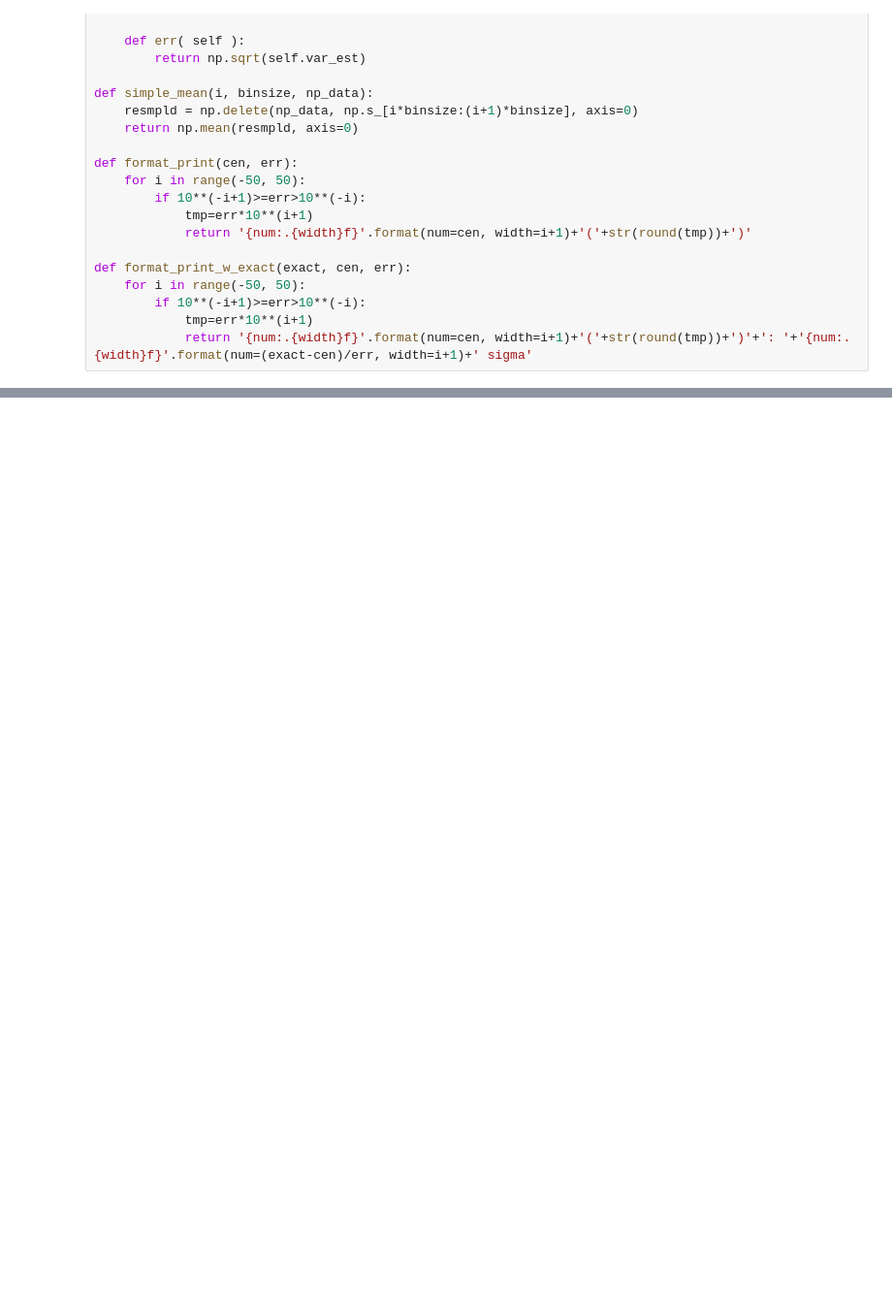
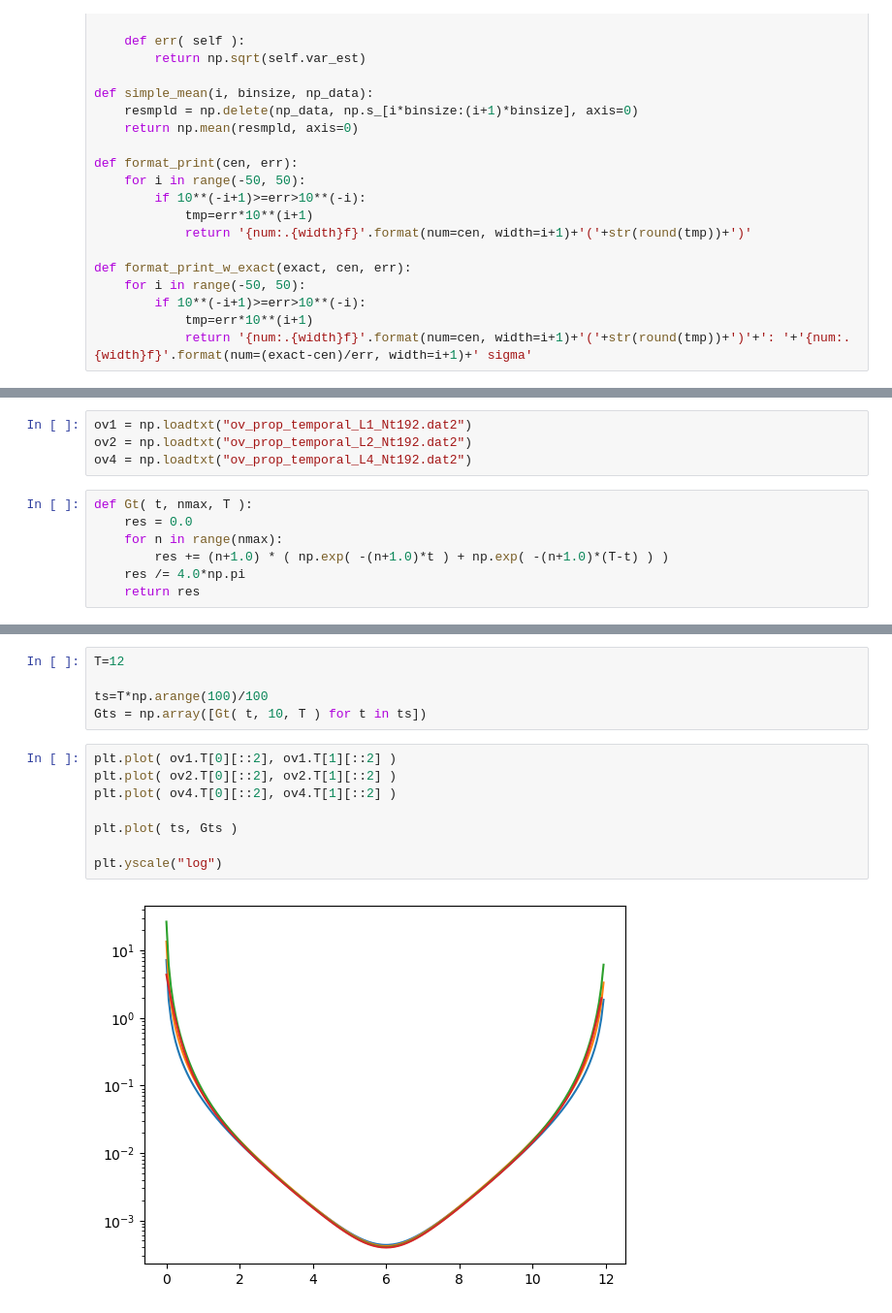
Before and after one commit to nobuyukimatsumoto68/qed3, a Jupyter notebook: src/both_3d/ferm_scaling.ipynb, the cells around one changed output, grey strips where cells are left out. Shown at 97% size. Saved outputs shown, nothing was run; the diff lists cells and outputs as text; blank space fills up the shorter version.

```diff
--- a/src/both_3d/ferm_scaling.ipynb
+++ b/src/both_3d/ferm_scaling.ipynb
@@ -252,0 +73,11 @@ plt.savefig("gaugecorr.pdf")
+# %%
+ov1 = np.loadtxt("ov_prop_temporal_L1_Nt192.dat2")
+ov2 = np.loadtxt("ov_prop_temporal_L2_Nt192.dat2")
+ov4 = np.loadtxt("ov_prop_temporal_L4_Nt192.dat2")
+# %%
+def Gt( t, nmax, T ):
+    res = 0.0
+    for n in range(nmax):
+        res += (n+1.0) * ( np.exp( -(n+1.0)*t ) + np.exp( -(n+1.0)*(T-t) ) )
+    res /= 4.0*np.pi
+    return res
@@ -252,0 +99,15 @@ plt.savefig("gaugecorr.pdf")
+# %%
+T=12
+
+ts=T*np.arange(100)/100
+Gts = np.array([Gt( t, 10, T ) for t in ts])
+# %%
+plt.plot( ov1.T[0][::2], ov1.T[1][::2] )
+plt.plot( ov2.T[0][::2], ov2.T[1][::2] )
+plt.plot( ov4.T[0][::2], ov4.T[1][::2] )
+
+plt.plot( ts, Gts )
+
+plt.yscale("log")
+# %% [output]
+[figure, added]
```
Also changed, not shown: parts of 36 cells of this notebook, 3 other files.
